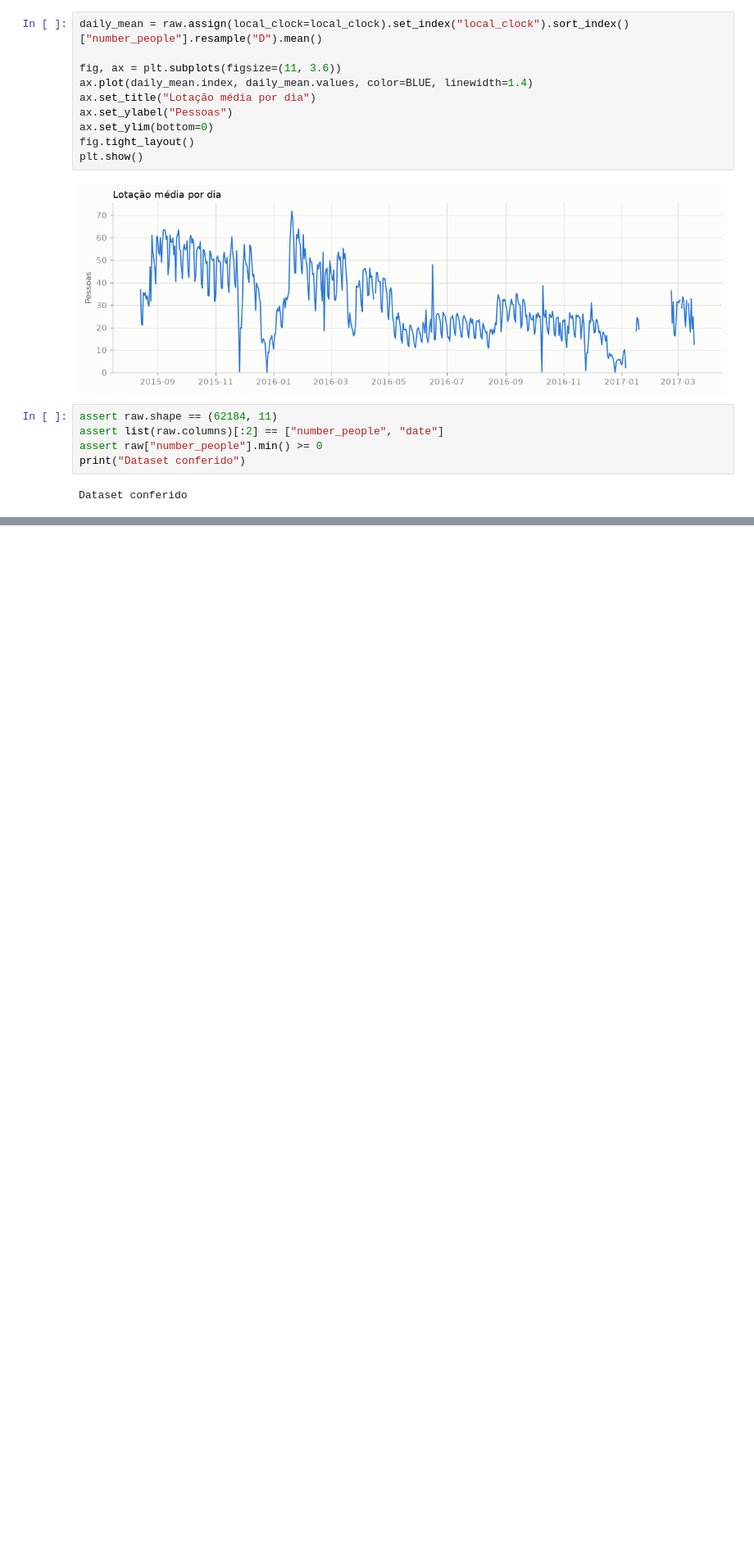
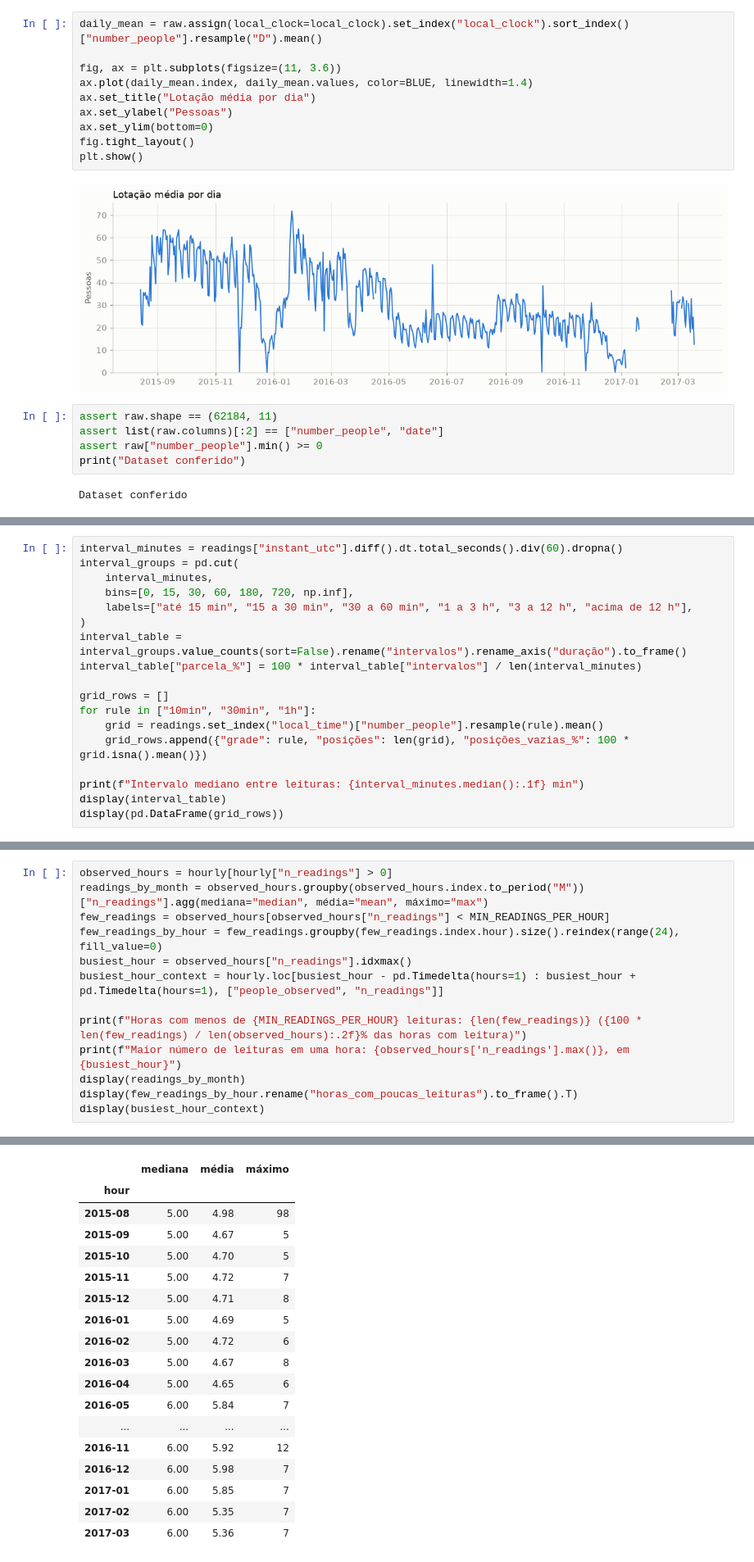
Before and after one commit to GabrielcMiranda/gym-crowndedness-forecasting, a Jupyter notebook: notebooks/02_previsao_lotacao_lstm.ipynb, the cells around one changed output, grey strips where cells are left out. Shown at 82% size. Cells and saved outputs as stored; diff of their text form; blank space fills up the shorter version.

```diff
--- a/notebooks/02_previsao_lotacao_lstm.ipynb
+++ b/notebooks/02_previsao_lotacao_lstm.ipynb
@@ -170,0 +199,18 @@ Dataset conferido
+# %%
+interval_minutes = readings["instant_utc"].diff().dt.total_seconds().div(60).dropna()
+interval_groups = pd.cut(
+    interval_minutes,
+    bins=[0, 15, 30, 60, 180, 720, np.inf],
+    labels=["até 15 min", "15 a 30 min", "30 a 60 min", "1 a 3 h", "3 a 12 h", "acima de 12 h"],
+)
+interval_table = interval_groups.value_counts(sort=False).rename("intervalos").rename_axis("duração").to_frame()
+interval_table["parcela_%"] = 100 * interval_table["intervalos"] / len(interval_minutes)
+
+grid_rows = []
+for rule in ["10min", "30min", "1h"]:
+    grid = readings.set_index("local_time")["number_people"].resample(rule).mean()
+    grid_rows.append({"grade": rule, "posições": len(grid), "posições_vazias_%": 100 * grid.isna().mean()})
+
+print(f"Intervalo mediano entre leituras: {interval_minutes.median():.1f} min")
+display(interval_table)
+display(pd.DataFrame(grid_rows))
@@ -170,0 +256,14 @@ Dataset conferido
+# %%
+observed_hours = hourly[hourly["n_readings"] > 0]
+readings_by_month = observed_hours.groupby(observed_hours.index.to_period("M"))["n_readings"].agg(mediana="median", média="mean", máximo="max")
+few_readings = observed_hours[observed_hours["n_readings"] < MIN_READINGS_PER_HOUR]
+few_readings_by_hour = few_readings.groupby(few_readings.index.hour).size().reindex(range(24), fill_value=0)
+busiest_hour = observed_hours["n_readings"].idxmax()
+busiest_hour_context = hourly.loc[busiest_hour - pd.Timedelta(hours=1) : busiest_hour + pd.Timedelta(hours=1), ["people_observed", "n_readings"]]
+
+print(f"Horas com menos de {MIN_READINGS_PER_HOUR} leituras: {len(few_readings)} ({100 * len(few_readings) / len(observed_hours):.2f}% das horas com leitura)")
+print(f"Maior número de leituras em uma hora: {observed_hours['n_readings'].max()}, em {busiest_hour}")
+display(readings_by_month)
+display(few_readings_by_hour.rename("horas_com_poucas_leituras").to_frame().T)
+display(busiest_hour_context)
+# %% [output]
@@ -170,0 +272,18 @@ Dataset conferido
+|  | mediana | média | máximo |
+| hour |  |  |  |
+| 2015-08 | 5.00 | 4.98 | 98 |
+| 2015-09 | 5.00 | 4.67 | 5 |
+| 2015-10 | 5.00 | 4.70 | 5 |
+| 2015-11 | 5.00 | 4.72 | 7 |
+| 2015-12 | 5.00 | 4.71 | 8 |
+| 2016-01 | 5.00 | 4.69 | 5 |
+| 2016-02 | 5.00 | 4.72 | 6 |
+| 2016-03 | 5.00 | 4.67 | 8 |
+| 2016-04 | 5.00 | 4.65 | 6 |
+| 2016-05 | 6.00 | 5.84 | 7 |
+| ... | ... | ... | ... |
+| 2016-11 | 6.00 | 5.92 | 12 |
+| 2016-12 | 6.00 | 5.98 | 7 |
+| 2017-01 | 6.00 | 5.85 | 7 |
+| 2017-02 | 6.00 | 5.35 | 7 |
+| 2017-03 | 6.00 | 5.36 | 7 |
```
Also changed, not shown: parts of 25 cells of this notebook.
